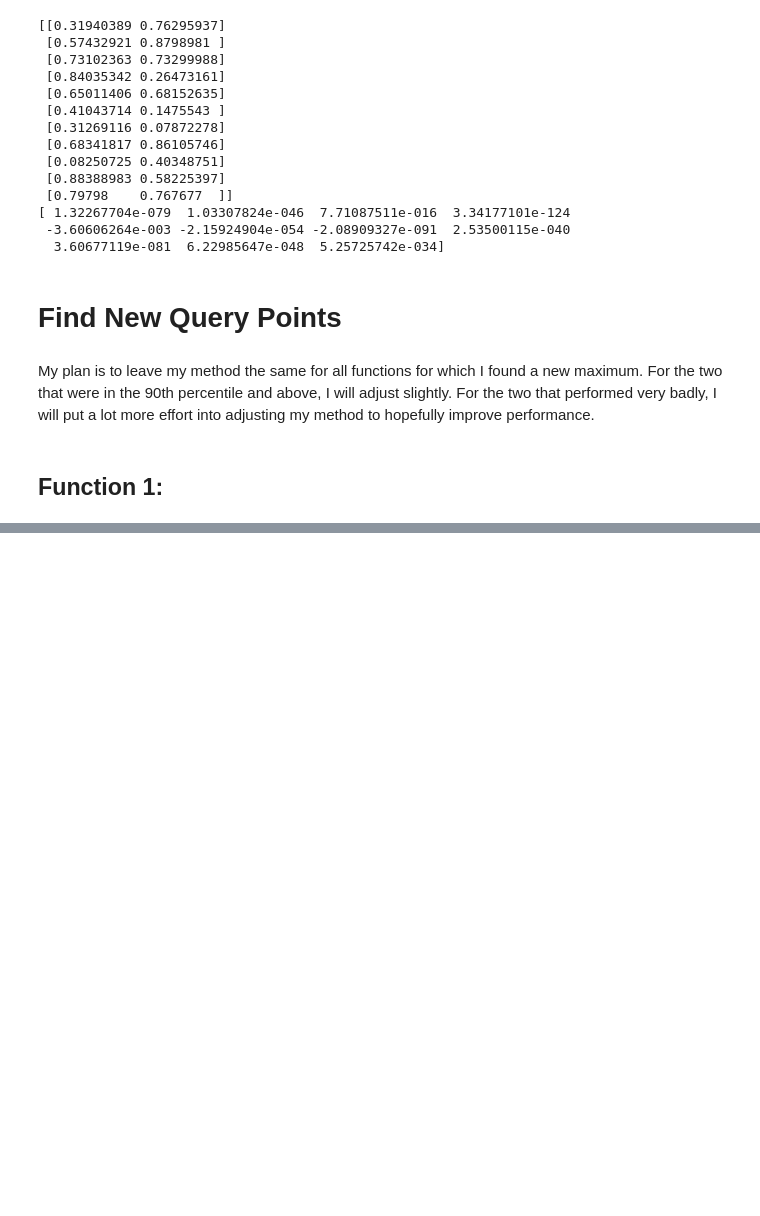
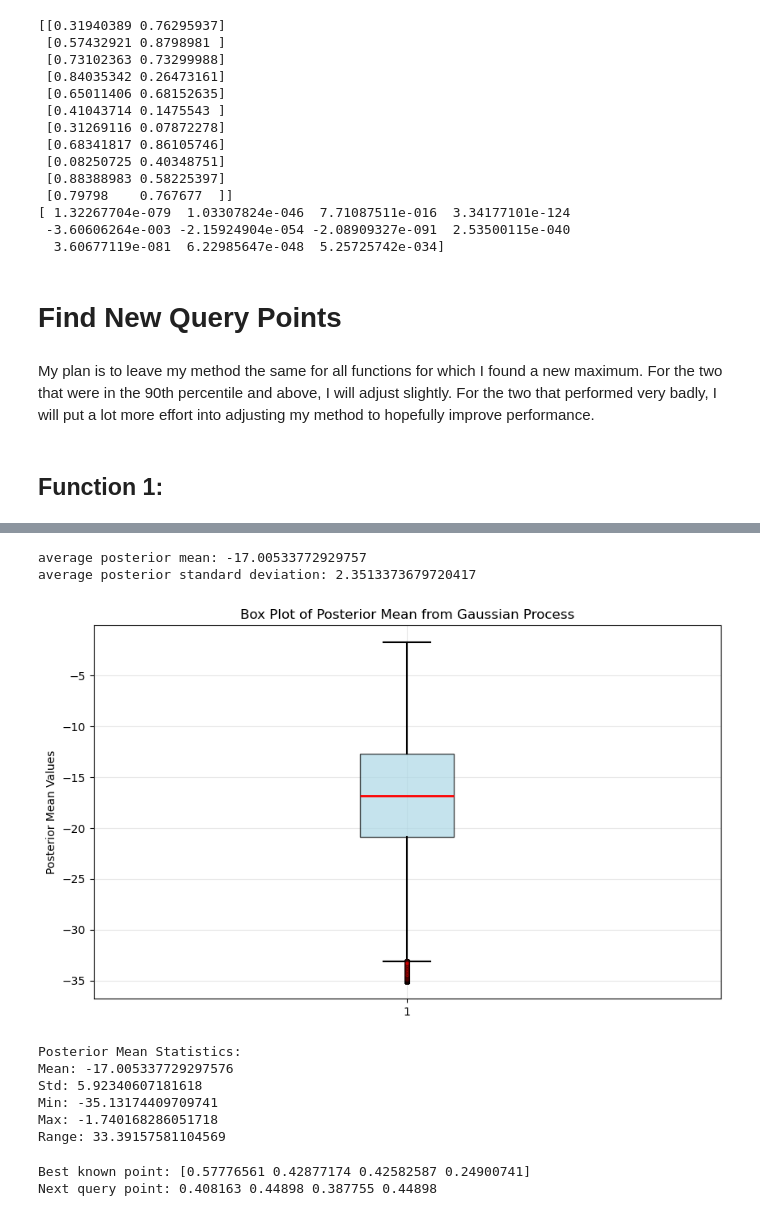
Before and after one commit to Kelly-A-W/Imperial-AI-and-ML-Course-Capstone-Project, a Jupyter notebook: capstone_assignment_13_1.ipynb, the cells around one changed output, grey strips where cells are left out. Cells and saved outputs as stored; diff of their text form; code cells hidden in the pictures; blank space fills up the shorter version.

```diff
--- a/capstone_assignment_13_1.ipynb
+++ b/capstone_assignment_13_1.ipynb
@@ -577,0 +736,73 @@ Next query point: 0.79798 0.878788
+# %%
+# GP assumption
+noise_assumption = 1e-10
+
+# kernel parameters
+length_scale = 0.1
+nu = 2.5
+
+# set up evaluation grid:
+x_41 = np.linspace(0, 1, 50)
+x_42 = np.linspace(0, 1, 50)
+x_43 = np.linspace(0, 1, 50)
+x_44 = np.linspace(0, 1, 50)
+x_41, x_42, x_43, x_44 = np.meshgrid(x_41, x_42, x_43, x_44)
+x_4_grid = np.column_stack([x_41.ravel(), x_42.ravel(), x_43.ravel(), x_44.ravel()])
+
+# Define and fit GP
+kernel = Matern(length_scale=length_scale, nu=2.5)
+model = GaussianProcessRegressor(kernel = kernel, alpha = noise_assumption, normalize_y=True)
+model.fit(np.array(x_4), np.array(y_4))
+
+
+# Get the predicted (posterior) mean and standard deviation for each grid point
+post_mean, post_std = model.predict(x_4_grid, return_std = True)
+print("average posterior mean:", mean(post_mean))
+print("average posterior standard deviation:", mean(post_std))
+# %% [output]
+average posterior mean: -17.00533772929757
+average posterior standard deviation: 2.3513373679720417
+# %%
+# Create density plot of post_mean
+plt.figure(figsize=(10, 6))
+plt.boxplot(post_mean, vert=True, patch_artist=True,
+           boxprops=dict(facecolor='lightblue', alpha=0.7),
+           medianprops=dict(color='red', linewidth=2),
+           whiskerprops=dict(color='black', linewidth=1.5),
+           capprops=dict(color='black', linewidth=1.5),
+           flierprops=dict(marker='o', markerfacecolor='red', markersize=4, alpha=0.6))
+plt.ylabel('Posterior Mean Values')
+plt.title('Box Plot of Posterior Mean from Gaussian Process')
+plt.grid(True, alpha=0.3)
+plt.show()
+
+# Print some statistics
+print(f"Posterior Mean Statistics:")
+print("Mean:", np.mean(post_mean))
+print("Std:", np.std(post_mean))
+print("Min:", np.min(post_mean))
+print("Max:", np.max(post_mean))
+print("Range:", np.max(post_mean) - np.min(post_mean))
+# %% [output]
+[figure, added]
+Posterior Mean Statistics:
+Mean: -17.005337729297576
+Std: 5.92340607181618
+Min: -35.13174409709741
+Max: -1.740168286051718
+Range: 33.39157581104569
+# %%
+
+# Calculate the UCB aquisition function
+kappa = 3 # choose this by looking at the mean post_mean and post_std to get an idea of the scale of each
+UCB = post_mean + kappa * post_std
+
+
+# Get the next query point
+max_idx_4 = np.argmax(UCB)
+next_point_4 = x_4_grid[max_idx_4]
+print("Best known point:", x_4[np.argmax(y_4)])
+print("Next query point:", round(next_point_4[0], 6), round(next_point_4[1], 6), round(next_point_4[2], 6), round(next_point_4[3], 6))
+# %% [output]
+Best known point: [0.57776561 0.42877174 0.42582587 0.24900741]
+Next query point: 0.408163 0.44898 0.387755 0.44898
```
Also changed, not shown: parts of 17 cells of this notebook.
